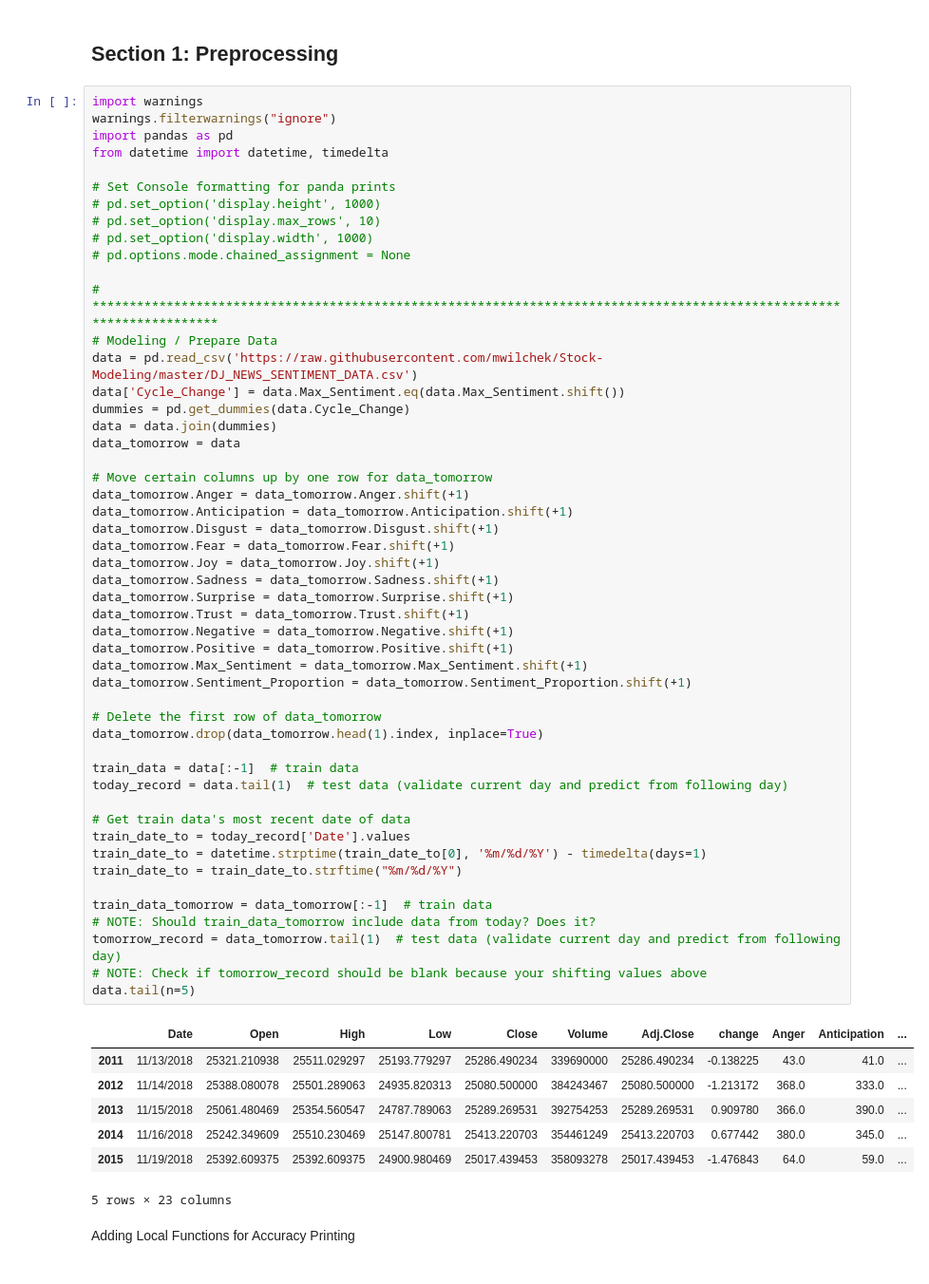
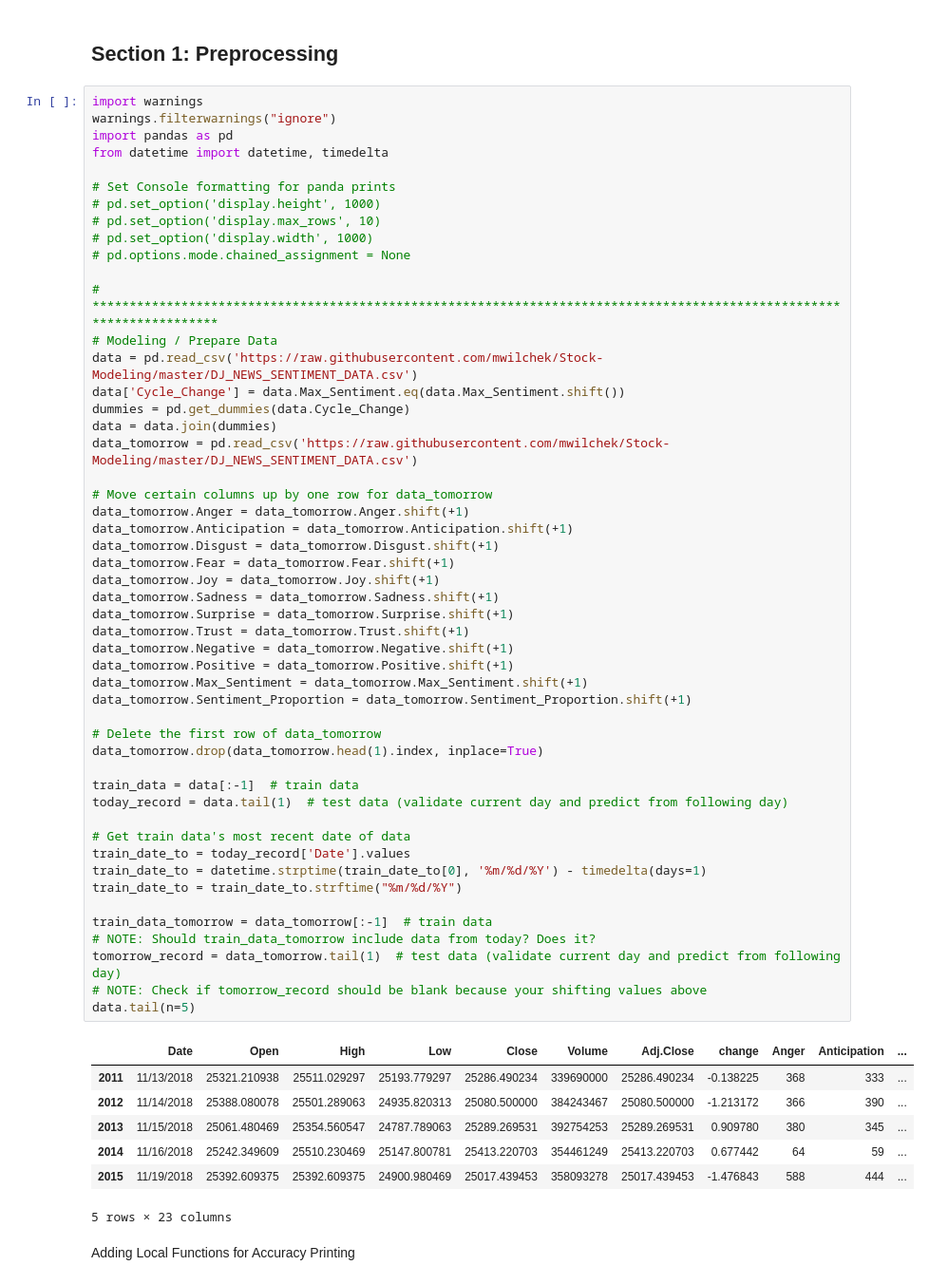
Before and after one commit to fagan2888/Stock-Modeling, a Jupyter notebook: Stock_Modeling.ipynb, the cells around one changed output. Shown: that part at 95% size. Saved outputs shown, nothing was run; the diff lists cells and outputs as text.

Commit message:
Fixed tomorrow prediction for OLS

```diff
--- a/Stock_Modeling.ipynb
+++ b/Stock_Modeling.ipynb
@@ -22,45 +22,45 @@ data = pd.read_csv('https://raw.githubusercontent.com/mwilchek/Stock-Modeling/ma
 data['Cycle_Change'] = data.Max_Sentiment.eq(data.Max_Sentiment.shift())
 dummies = pd.get_dummies(data.Cycle_Change)
 data = data.join(dummies)
-data_tomorrow = data
+data_tomorrow = pd.read_csv('https://raw.githubusercontent.com/mwilchek/Stock-Modeling/master/DJ_NEWS_SENTIMENT_DATA.csv')
 
 # Move certain columns up by one row for data_tomorrow
 data_tomorrow.Anger = data_tomorrow.Anger.shift(+1)
 data_tomorrow.Anticipation = data_tomorrow.Anticipation.shift(+1)
 data_tomorrow.Disgust = data_tomorrow.Disgust.shift(+1)
 data_tomorrow.Fear = data_tomorrow.Fear.shift(+1)
 data_tomorrow.Joy = data_tomorrow.Joy.shift(+1)
 data_tomorrow.Sadness = data_tomorrow.Sadness.shift(+1)
 data_tomorrow.Surprise = data_tomorrow.Surprise.shift(+1)
 data_tomorrow.Trust = data_tomorrow.Trust.shift(+1)
 data_tomorrow.Negative = data_tomorrow.Negative.shift(+1)
 data_tomorrow.Positive = data_tomorrow.Positive.shift(+1)
 data_tomorrow.Max_Sentiment = data_tomorrow.Max_Sentiment.shift(+1)
 data_tomorrow.Sentiment_Proportion = data_tomorrow.Sentiment_Proportion.shift(+1)
 
 # Delete the first row of data_tomorrow
 data_tomorrow.drop(data_tomorrow.head(1).index, inplace=True)
 
 train_data = data[:-1]  # train data
 today_record = data.tail(1)  # test data (validate current day and predict from following day)
 
 # Get train data's most recent date of data
 train_date_to = today_record['Date'].values
 train_date_to = datetime.strptime(train_date_to[0], '%m/%d/%Y') - timedelta(days=1)
 train_date_to = train_date_to.strftime("%m/%d/%Y")
 
 train_data_tomorrow = data_tomorrow[:-1]  # train data
 # NOTE: Should train_data_tomorrow include data from today? Does it?
 tomorrow_record = data_tomorrow.tail(1)  # test data (validate current day and predict from following day)
 # NOTE: Check if tomorrow_record should be blank because your shifting values above
 data.tail(n=5)
 # %% [output]
 |  | Date | Open | High | Low | Close | Volume | Adj.Close | change | Anger | Anticipation | ... |
-| 2011 | 11/13/2018 | 25321.210938 | 25511.029297 | 25193.779297 | 25286.490234 | 339690000 | 25286.490234 | -0.138225 | 43.0 | 41.0 | ... |
-| 2012 | 11/14/2018 | 25388.080078 | 25501.289063 | 24935.820313 | 25080.500000 | 384243467 | 25080.500000 | -1.213172 | 368.0 | 333.0 | ... |
-| 2013 | 11/15/2018 | 25061.480469 | 25354.560547 | 24787.789063 | 25289.269531 | 392754253 | 25289.269531 | 0.909780 | 366.0 | 390.0 | ... |
-| 2014 | 11/16/2018 | 25242.349609 | 25510.230469 | 25147.800781 | 25413.220703 | 354461249 | 25413.220703 | 0.677442 | 380.0 | 345.0 | ... |
-| 2015 | 11/19/2018 | 25392.609375 | 25392.609375 | 24900.980469 | 25017.439453 | 358093278 | 25017.439453 | -1.476843 | 64.0 | 59.0 | ... |
+| 2011 | 11/13/2018 | 25321.210938 | 25511.029297 | 25193.779297 | 25286.490234 | 339690000 | 25286.490234 | -0.138225 | 368 | 333 | ... |
+| 2012 | 11/14/2018 | 25388.080078 | 25501.289063 | 24935.820313 | 25080.500000 | 384243467 | 25080.500000 | -1.213172 | 366 | 390 | ... |
+| 2013 | 11/15/2018 | 25061.480469 | 25354.560547 | 24787.789063 | 25289.269531 | 392754253 | 25289.269531 | 0.909780 | 380 | 345 | ... |
+| 2014 | 11/16/2018 | 25242.349609 | 25510.230469 | 25147.800781 | 25413.220703 | 354461249 | 25413.220703 | 0.677442 | 64 | 59 | ... |
+| 2015 | 11/19/2018 | 25392.609375 | 25392.609375 | 24900.980469 | 25017.439453 | 358093278 | 25017.439453 | -1.476843 | 588 | 444 | ... |
 5 rows × 23 columns
 # %% [markdown]
 Adding Local Functions for Accuracy Printing
```
Also changed, not shown: parts of 12 cells of this notebook.
